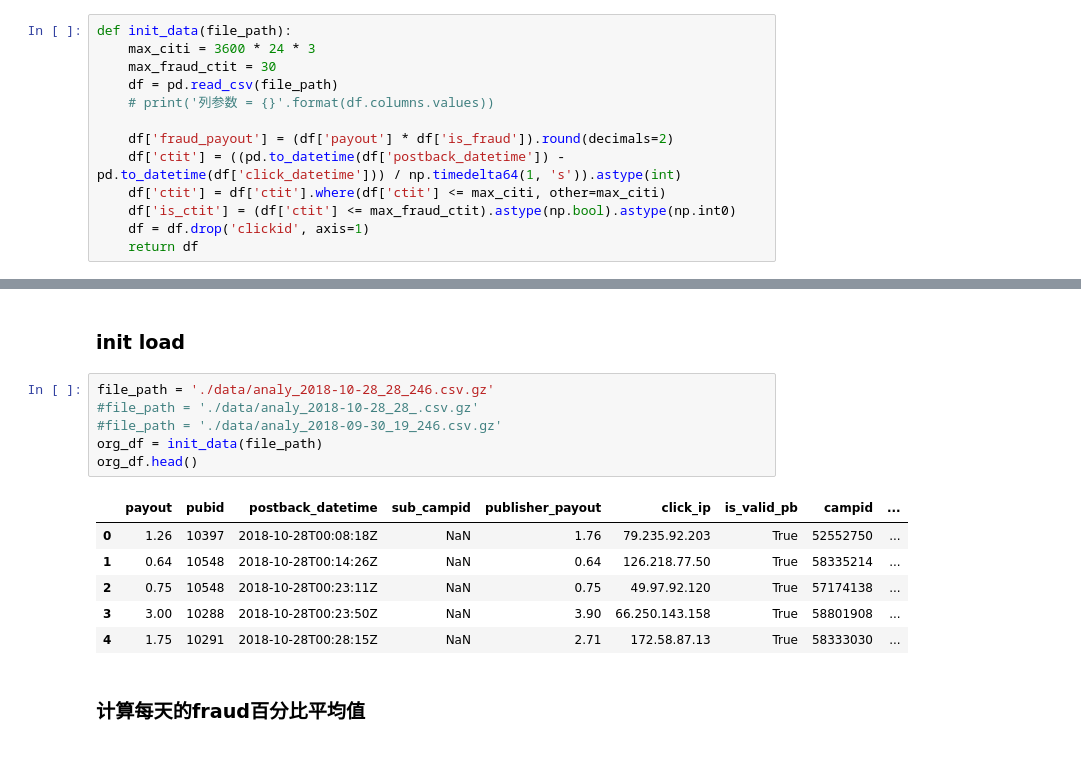
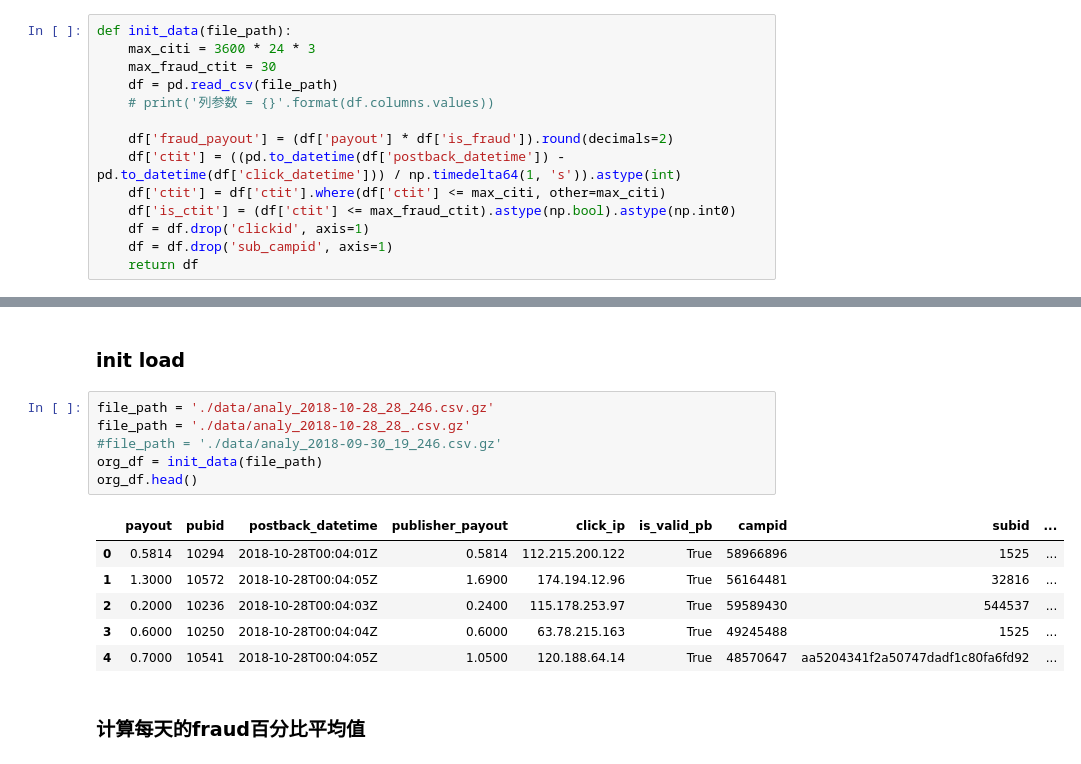
Before and after one commit to uileyar/hello_tf, a Jupyter notebook: fraud/analytic-pubid.ipynb, the cells around one changed output, grey strips where cells are left out. Saved outputs shown, nothing was run; the diff lists cells and outputs as text.

```diff
--- a/fraud/analytic-pubid.ipynb
+++ b/fraud/analytic-pubid.ipynb
@@ -27,6 +27,7 @@ def init_data(file_path):
     df['ctit'] = df['ctit'].where(df['ctit'] <= max_citi, other=max_citi)
     df['is_ctit'] = (df['ctit'] <= max_fraud_ctit).astype(np.bool).astype(np.int0)
     df = df.drop('clickid', axis=1)
+    df = df.drop('sub_campid', axis=1)
     return df
 # %%
 def _summary_data(dd, need_cumsum=True):
@@ -65,17 +61,17 @@ def get_tops(df, df_summary, group_by=['pubid']):
 ### init load
 # %%
 file_path = './data/analy_2018-10-28_28_246.csv.gz'
-#file_path = './data/analy_2018-10-28_28_.csv.gz'
+file_path = './data/analy_2018-10-28_28_.csv.gz'
 #file_path = './data/analy_2018-09-30_19_246.csv.gz'
 org_df = init_data(file_path)
 org_df.head()
 # %% [output]
-|  | payout | pubid | postback_datetime | sub_campid | publisher_payout | click_ip | is_valid_pb | campid | ... |
-| 0 | 1.26 | 10397 | 2018-10-28T00:08:18Z | NaN | 1.76 | 79.235.92.203 | True | 52552750 | ... |
-| 1 | 0.64 | 10548 | 2018-10-28T00:14:26Z | NaN | 0.64 | 126.218.77.50 | True | 58335214 | ... |
-| 2 | 0.75 | 10548 | 2018-10-28T00:23:11Z | NaN | 0.75 | 49.97.92.120 | True | 57174138 | ... |
-| 3 | 3.00 | 10288 | 2018-10-28T00:23:50Z | NaN | 3.90 | 66.250.143.158 | True | 58801908 | ... |
-| 4 | 1.75 | 10291 | 2018-10-28T00:28:15Z | NaN | 2.71 | 172.58.87.13 | True | 58333030 | ... |
+|  | payout | pubid | postback_datetime | publisher_payout | click_ip | is_valid_pb | campid | subid | ... |
+| 0 | 0.5814 | 10294 | 2018-10-28T00:04:01Z | 0.5814 | 112.215.200.122 | True | 58966896 | 1525 | ... |
+| 1 | 1.3000 | 10572 | 2018-10-28T00:04:05Z | 1.6900 | 174.194.12.96 | True | 56164481 | 32816 | ... |
+| 2 | 0.2000 | 10236 | 2018-10-28T00:04:03Z | 0.2400 | 115.178.253.97 | True | 59589430 | 544537 | ... |
+| 3 | 0.6000 | 10250 | 2018-10-28T00:04:04Z | 0.6000 | 63.78.215.163 | True | 49245488 | 1525 | ... |
+| 4 | 0.7000 | 10541 | 2018-10-28T00:04:05Z | 1.0500 | 120.188.64.14 | True | 48570647 | aa5204341f2a50747dadf1c80fa6fd92 | ... |
 # %% [markdown]
 ### 计算每天的fraud百分比平均值
 # %%
```
Also changed, not shown: parts of 14 cells of this notebook, 1 other file.
